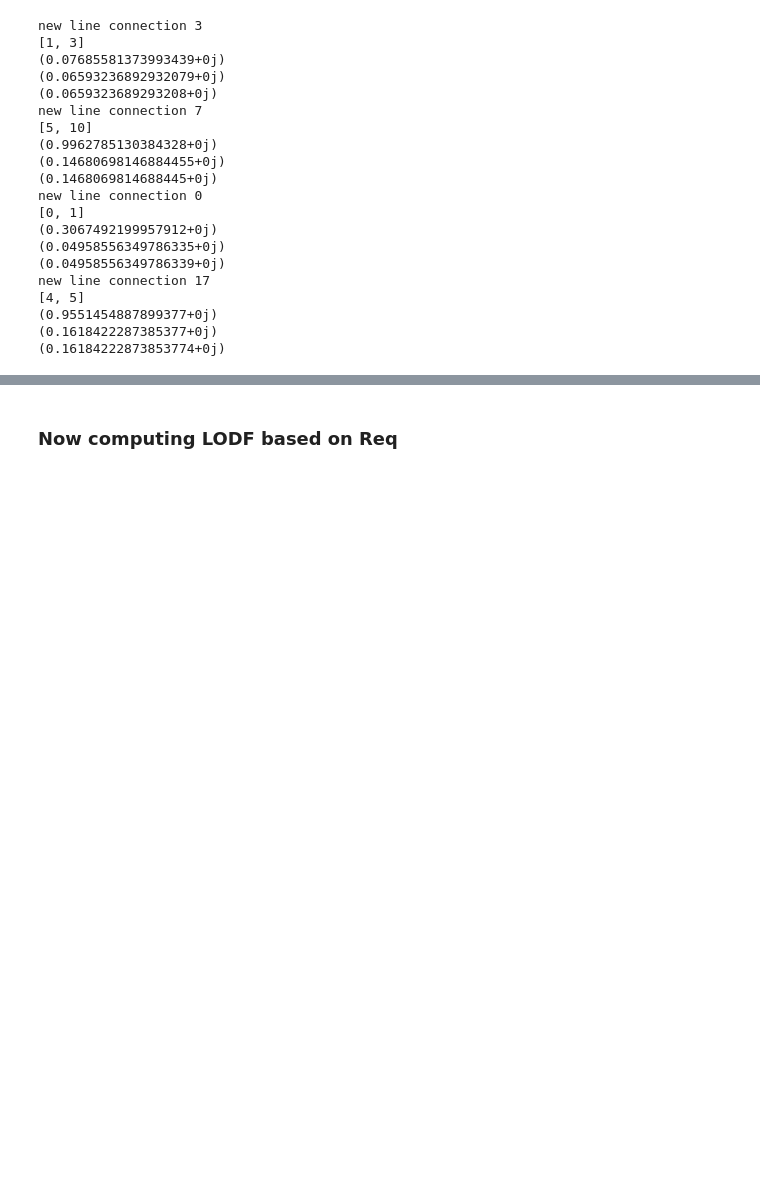
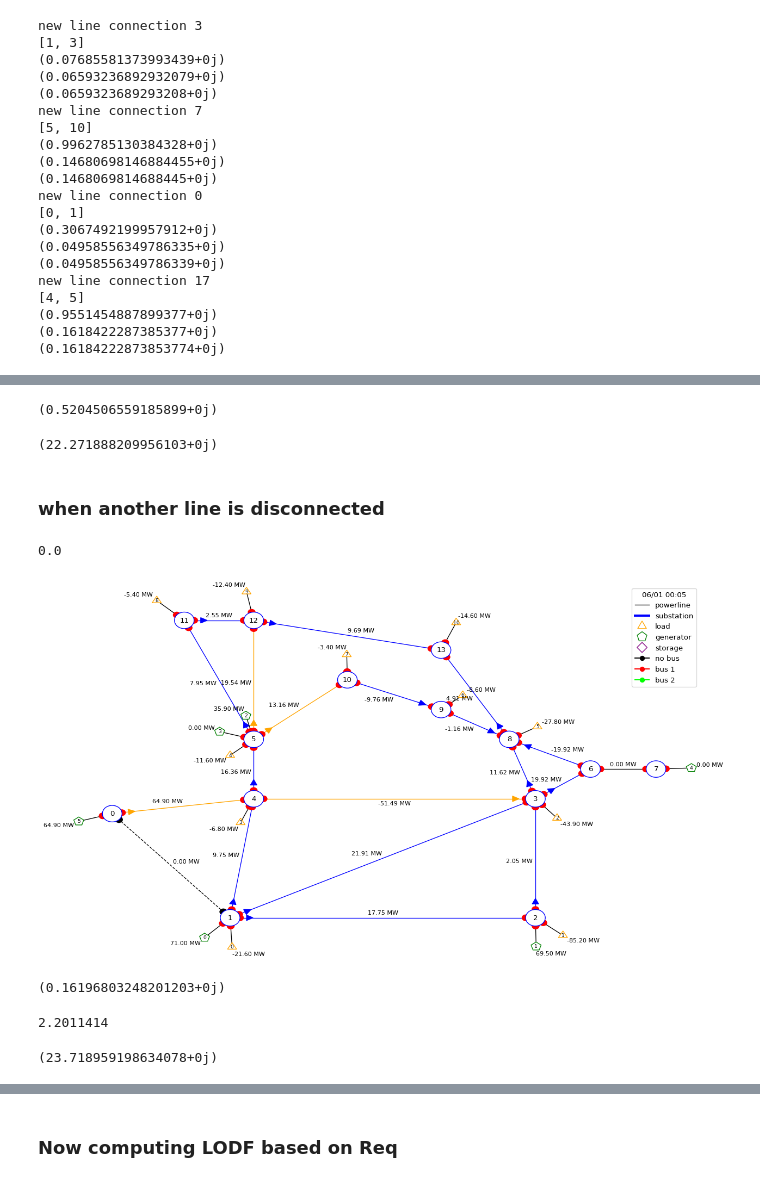
Before and after one commit to marota/Topology_Superposition_Theorem, a Jupyter notebook: SuperpoTheorem_wo_LODF.ipynb, the cells around one changed output, grey strips where cells are left out. Cells and saved outputs as stored; diff of their text form; code cells hidden in the pictures; blank space fills up the shorter version.

```diff
--- a/SuperpoTheorem_wo_LODF.ipynb
+++ b/SuperpoTheorem_wo_LODF.ipynb
@@ -1165,0 +1229,41 @@ new line connection 17
+# %%
+Req_l_disco=1/(1/R_eq[4][5]-1/R_l)
+print(Req_l_disco)
+# %% [output]
+(0.5204506559185899+0j)
+# %%
+virtual_Flow_disco=1/Req_l_disco*delta_theta_l_disco/360*2*3.14159*100
+print(virtual_Flow_disco)
+# %% [output]
+(22.271888209956103+0j)
+# %% [markdown]
+### when another line is disconnected
+# %%
+id_other_l=0#16
+ids_l=[id_other_l]
+obs_disconnected_other_l, *_ = env.simulate(env.action_space({"set_line_status": [(id_other_l, -1)]}))
+print(obs_disconnected_other_l.p_or[id_other_l])
+# %% [output]
+0.0
+# %%
+fig = plot_helper.plot_obs(obs_disconnected_other_l,line_info="p")
+fig.show()
+# %% [output]
+[figure, added]
+# %%
+
+Req_disconnected_other_l=compute_Req_disconnected(YBus,init_obs,ids_l)
+print(Req_disconnected_other_l[4][5])
+# %% [output]
+(0.16196803248201203+0j)
+# %%
+
+delta_theta_other_l_disco=obs_disconnected_other_l.theta_or[17]-obs_disconnected_other_l.theta_ex[17]
+print(delta_theta_other_l_disco)
+# %% [output]
+2.2011414
+# %%
+virtual_Flow_disco_other_l=1/Req_disconnected_other_l[4][5]*delta_theta_other_l_disco/360*2*3.14159*100
+print(virtual_Flow_disco_other_l)
+# %% [output]
+(23.718959198634078+0j)
```
Also changed, not shown: parts of 42 cells of this notebook.
